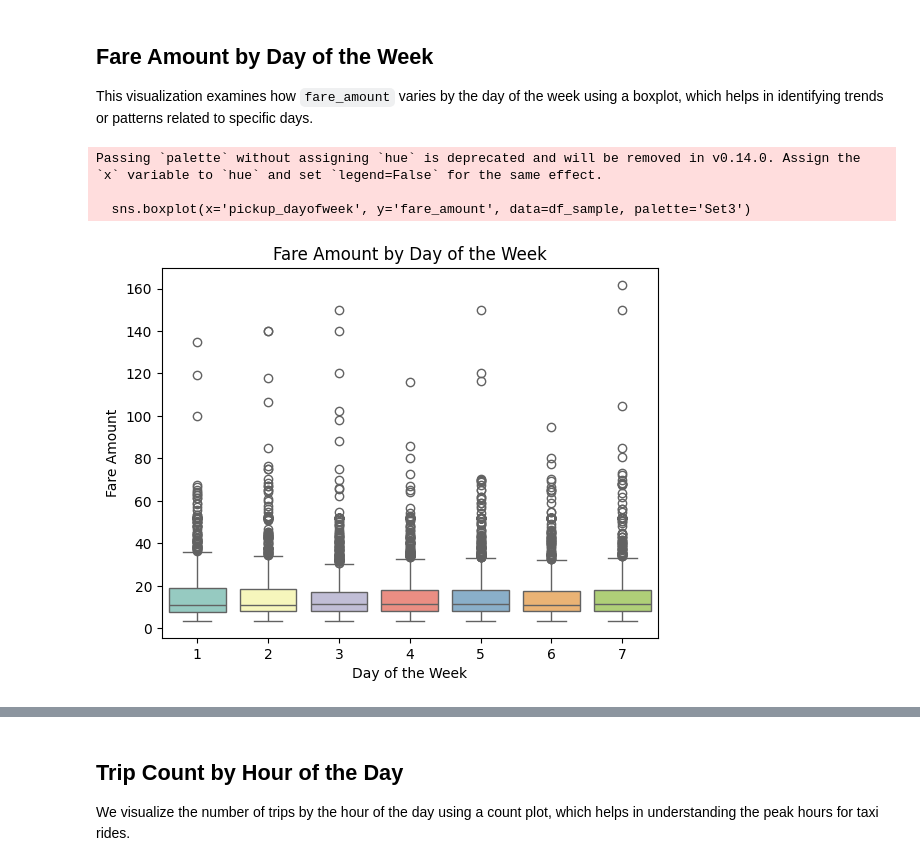
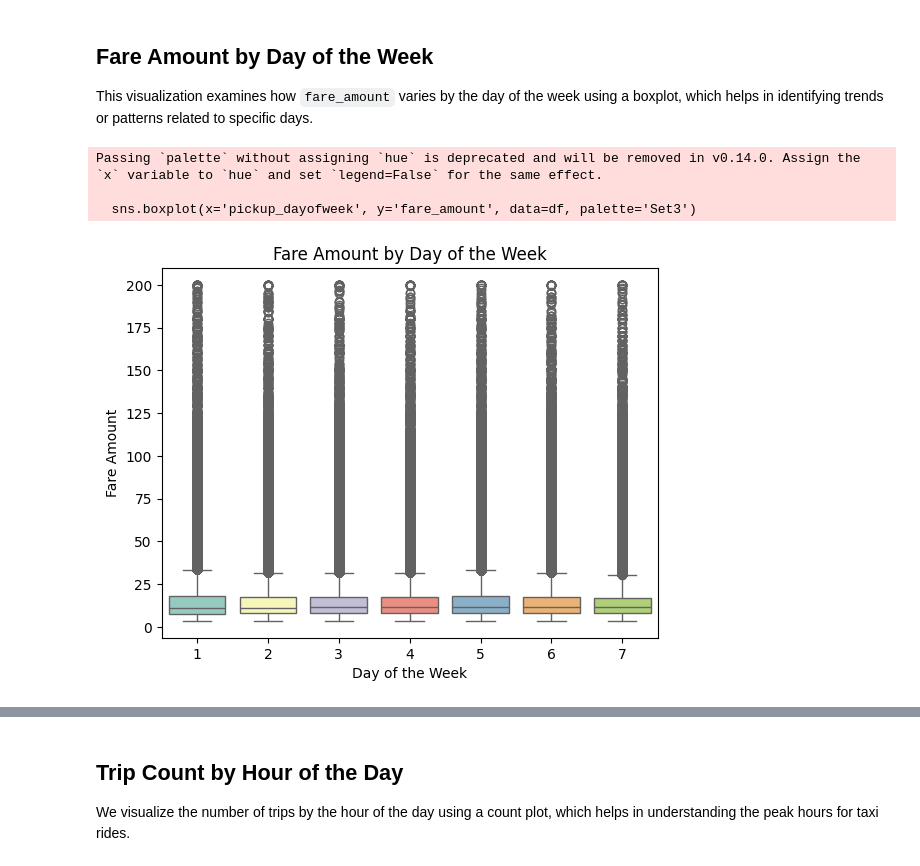
Before and after one commit to jennymaidev/nyc-taxi-prediction, a Jupyter notebook: notebooks/eda_postcleaning.ipynb, the cells around one changed output, grey strips where cells are left out. Saved outputs shown, nothing was run; the diff lists cells and outputs as text; code cells hidden in the pictures.

```diff
--- a/notebooks/eda_postcleaning.ipynb
+++ b/notebooks/eda_postcleaning.ipynb
@@ -145,13 +181,13 @@ plt.show()
 This visualization examines how `fare_amount` varies by the day of the week using a boxplot, which helps in identifying trends or patterns related to specific days.
 # %%
 # Plot boxplot of fare amount by day of the week
-sns.boxplot(x='pickup_dayofweek', y='fare_amount', data=df_sample, palette='Set3')
+sns.boxplot(x='pickup_dayofweek', y='fare_amount', data=df, palette='Set3')
 plt.title('Fare Amount by Day of the Week')
 plt.xlabel('Day of the Week')
 plt.ylabel('Fare Amount')
 plt.show()
 # %% [output]
 Passing `palette` without assigning `hue` is deprecated and will be removed in v0.14.0. Assign the `x` variable to `hue` and set `legend=False` for the same effect.
 
-  sns.boxplot(x='pickup_dayofweek', y='fare_amount', data=df_sample, palette='Set3')
+  sns.boxplot(x='pickup_dayofweek', y='fare_amount', data=df, palette='Set3')
-[figure, old version]
+[figure, new version]
```
Also changed, not shown: parts of 16 cells of this notebook, 6 other files.
